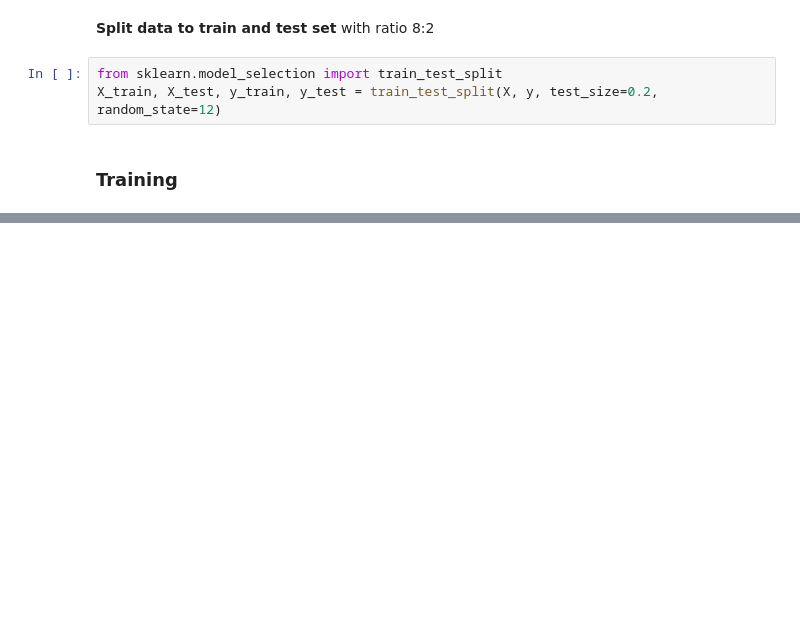
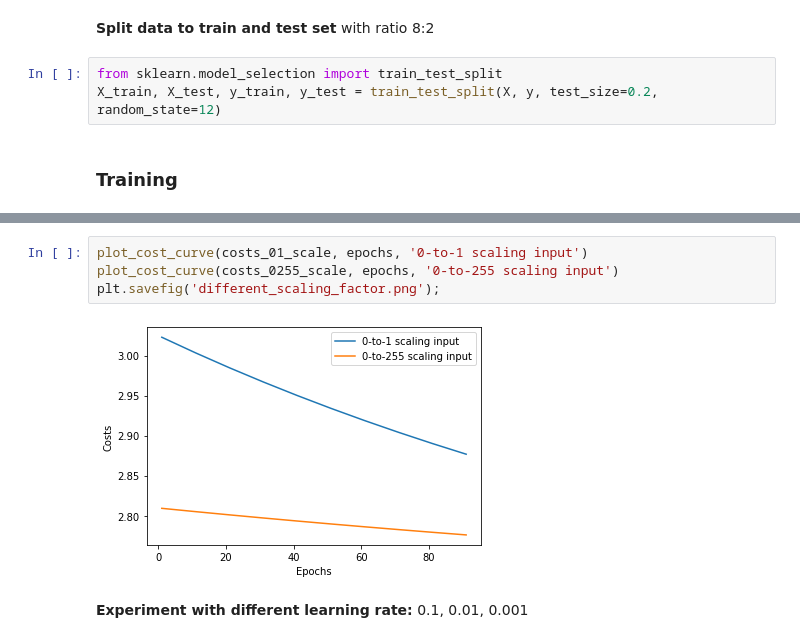
Before and after one commit to btcnhung1299/cinnamon-ai-bootcamp, a Jupyter notebook: MLP/MNIST Classification using Multi-layer Perceptron.ipynb, the cells around one changed output, grey strips where cells are left out. Drawn from its saved outputs; the diff is of its cells as text; blank space fills up the shorter version.

```diff
--- a/MLP/MNIST Classification using Multi-layer Perceptron.ipynb
+++ b/MLP/MNIST Classification using Multi-layer Perceptron.ipynb
@@ -235,0 +266,8 @@ W, b = simple_mlp(X_train, y_train, num_units=50, momentum_factor=0.0, num_itera
+# %%
+plot_cost_curve(costs_01_scale, epochs, '0-to-1 scaling input')
+plot_cost_curve(costs_0255_scale, epochs, '0-to-255 scaling input')
+plt.savefig('different_scaling_factor.png');
+# %% [output]
+[figure, added]
+# %% [markdown]
+<b>Experiment with different learning rate:</b> 0.1, 0.01, 0.001
```
Also changed, not shown: parts of 15 cells of this notebook, 4 other files.
